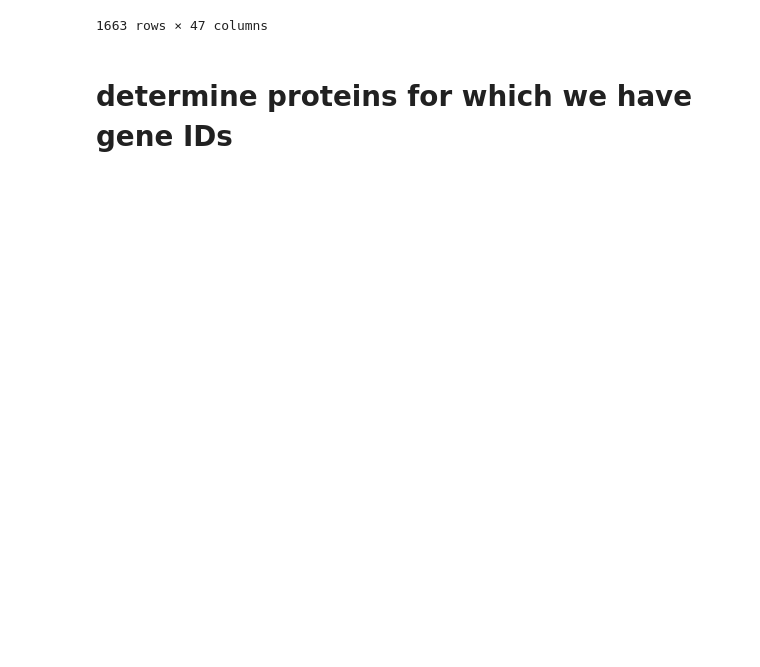
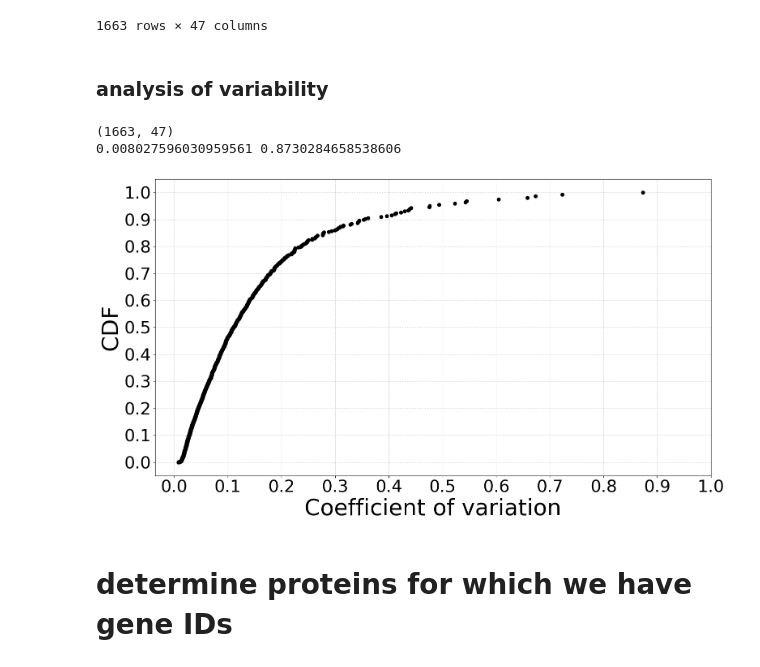
Before and after one commit to adelomana/vigur, a Jupyter notebook: proteomics/protein to transcript match.ipynb, the cells around one changed output. Cells and saved outputs as stored; diff of their text form; code cells hidden in the pictures; blank space fills up the shorter version.

```diff
--- a/proteomics/protein to transcript match.ipynb
+++ b/proteomics/protein to transcript match.ipynb
@@ -210,3 +210,5 @@ proteome
 | Q7RTR0 | 1529.700798 | 1515.330870 | 1393.724789 | 1328.540530 | 2149.393170 | 2270.781915 | 1591.315586 | 1625.124721 | ... |
 | Q8ND04 | 547.297313 | 552.895125 | 574.839635 | 591.545547 | 691.129617 | 687.867726 | 537.035769 | 531.397310 | ... |
 1663 rows × 47 columns
+# %% [markdown]
+### analysis of variability
@@ -213,3 +217,30 @@ proteome
+# %%
+log10proteome = numpy.log10(proteome + 1)
+print(log10proteome.shape)
+
+cv = log10proteome.std(axis=1) / log10proteome.mean(axis=1)
+
+print(cv.min(), cv.max())
+# %% [output]
+(1663, 47)
+0.008027596030959561 0.8730284658538606
+# %%
+# CDF
+sorted_cv = cv.sort_values()
+y = numpy.cumsum(sorted_cv) / numpy.sum(sorted_cv)
+matplotlib.pyplot.plot(sorted_cv, y, 'o', color='black')
+
+matplotlib.pyplot.xlabel('Coefficient of variation')
+matplotlib.pyplot.ylabel('CDF')
+
+matplotlib.pyplot.yticks([0, 0.1, 0.2, 0.3, 0.4, 0.5, 0.6, 0.7, 0.8, 0.9, 1.0])
+matplotlib.pyplot.xticks([0, 0.1, 0.2, 0.3, 0.4, 0.5, 0.6, 0.7, 0.8, 0.9, 1.0])
+
+matplotlib.pyplot.grid(ls=':')
+matplotlib.pyplot.tight_layout()
+matplotlib.pyplot.show()
+# %% [output]
+[figure, added]
 # %% [markdown]
 # determine proteins for which we have gene IDs
 # %%
```
Also changed, not shown: parts of 15 cells of this notebook, 1 other file.
